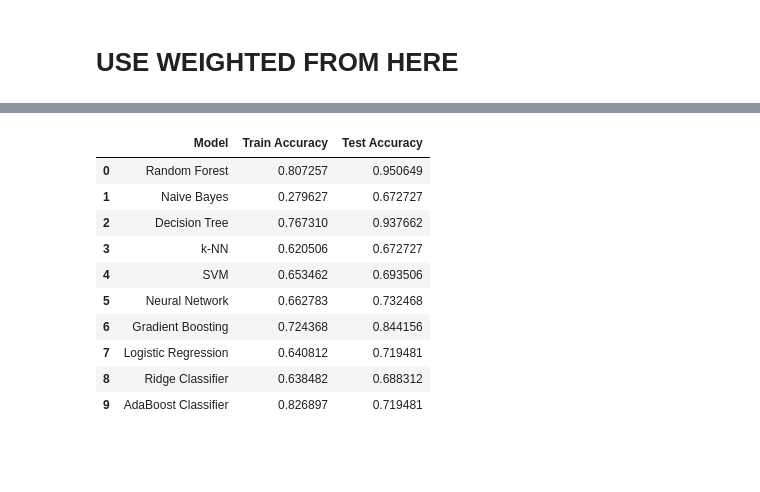
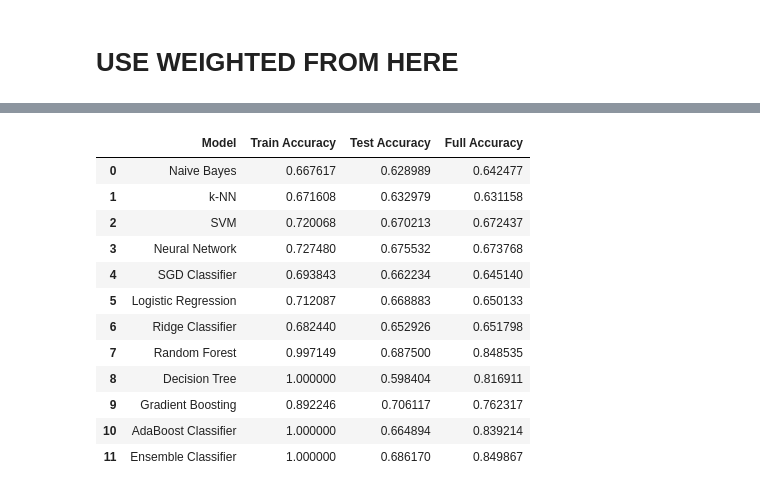
Before and after one commit to jennymai10/movie-rating-prediction, a Jupyter notebook: explore.ipynb, the cells around one changed output, grey strips where cells are left out. Drawn from its saved outputs; the diff is of its cells as text; code cells hidden in the pictures; blank space fills up the shorter version.

```diff
--- a/explore.ipynb
+++ b/explore.ipynb
@@ -439,0 +433,15 @@ Accuracy: 0.8892355694227769
+# %%
+from sklearn.ensemble import VotingClassifier
+models = [('rf', rf), ('ada', ada), ('dt', dt)]
+
+# Create a VotingClassifier ensemble
+ensemble = VotingClassifier(estimators=models, voting='hard')
+
+# Train the ensemble on your data
+ensemble.fit(X_train, y_train)
+
+# Make predictions on your test data
+y_pred = ensemble.predict(X_val)
+
+# Evaluate the model
+print("Accuracy:", accuracy_score(y_val, y_pred))
@@ -451,6 +466,9 @@ Accuracy: 0.8892355694227769
 # %%
 df = pd.read_csv('train_dataset.csv')
+# df = pd.concat((df, pd.DataFrame(actor1_features), pd.DataFrame(actor2_features), pd.DataFrame(director_features), pd.DataFrame(plot_features), pd.DataFrame(title_features)), axis=1)
 df.columns = df.columns.astype(str)
-df_x = df.drop(['director_name', 'genres', 'actor_1_name', 'actor_2_name', 'plot_keywords', 'movie_title', 'actor_3_name', 'language', 'country', 'content_rating', 'title_embedding', 'imdb_score_binned', 'actor_1_facebook_likes'], axis=1)
+df_x = df.drop(['director_name', 'genres', 'actor_1_name', 'actor_2_name', 'plot_keywords', 'movie_title', 'actor_3_name', 'language', 'country', 'content_rating', 'title_embedding', 'imdb_score_binned'], axis=1)
+df_x.fillna(df_x.median(), inplace=True)
 df_y = df['imdb_score_binned']
 df_x = scaler.transform(df_x)
+df
@@ -457,49 +489,71 @@ df_x = scaler.transform(df_x)
 # %%
-train_accuracy_scores = [
-    accuracy_score(df_y, rf.predict(df_x)),  # Random Forest
+whole_accuracy_scores = [
     accuracy_score(df_y, nb.predict(df_x + abs(df_x.min()))),  # Naive Bayes
-    accuracy_score(df_y, dt.predict(df_x)),  # Decision Tree
     accuracy_score(df_y, knn.predict(df_x)),  # k-NN
     accuracy_score(df_y, svm.predict(df_x)),  # SVM
     accuracy_score(df_y, nn.predict(df_x)),  # Neural Network
-    accuracy_score(df_y, gb.predict(df_x)),  # Gradient Boosting
+    accuracy_score(df_y, sgd.predict(df_x)),  # SGD Classifier
     accuracy_score(df_y, lr.predict(df_x)),  # Logistic Regression
     accuracy_score(df_y, rc.predict(df_x)),  # Ridge Classifier
+    accuracy_score(df_y, rf.predict(df_x)),  # Random Forest
+    accuracy_score(df_y, dt.predict(df_x)),  # Decision Tree
+    accuracy_score(df_y, gb.predict(df_x)),  # Gradient Boosting
     accuracy_score(df_y, ada.predict(df_x)), # AdaBoost Classifier
+    accuracy_score(df_y, ensemble.predict(df_x)), # Ensemble Classifier
+]
+
+train_accuracy_scores = [
+    accuracy_score(y_train, nb.predict(X_train + abs(df_x.min()))),  # Naive Bayes
+    accuracy_score(y_train, knn.predict(X_train)),  # k-NN
+    accuracy_score(y_train, svm.predict(X_train)),  # SVM
+    accuracy_score(y_train, nn.predict(X_train)),  # Neural Network
+    accuracy_score(y_train, sgd.predict(X_train)),  # SGD Classifier
+    accuracy_score(y_train, lr.predict(X_train)),  # Logistic Regression
+    accuracy_score(y_train, rc.predict(X_train)),  # Ridge Classifier
+    accuracy_score(y_train, rf.predict(X_train)),  # Random Forest
+    accuracy_score(y_train, dt.predict(X_train)),  # Decision Tree
+    accuracy_score(y_train, gb.predict(X_train)),  # Gradient Boosting
+    accuracy_score(y_train, ada.predict(X_train)), # AdaBoost Classifier
+    accuracy_score(y_train, ensemble.predict(X_train)), # Ensemble Classifier
 ]
 
 test_accuracy_scores = [
-    accuracy_score(y_val, rf.predict(X_val)),  # Random Forest
     accuracy_score(y_val, nb.predict(X_val + abs(X_val.min()))),  # Naive Bayes
-    accuracy_score(y_val, dt.predict(X_val)),  # Decision Tree
     accuracy_score(y_val, knn.predict(X_val)),  # k-NN
     accuracy_score(y_val, svm.predict(X_val)),  # SVM
     accuracy_score(y_val, nn.predict(X_val)),  # Neural Network
-    accuracy_score(y_val, gb.predict(X_val)),  # Gradient Boosting
+    accuracy_score(y_val, sgd.predict(X_val)),  # SGD Classifier
     accuracy_score(y_val, lr.predict(X_val)),  # Logistic Regression
     accuracy_score(y_val, rc.predict(X_val)),  # Ridge Classifier
+    accuracy_score(y_val, rf.predict(X_val)),  # Random Forest
+    accuracy_score(y_val, dt.predict(X_val)),  # Decision Tree
+    accuracy_score(y_val, gb.predict(X_val)),  # Gradient Boosting
     accuracy_score(y_val, ada.predict(X_val)), # AdaBoost Classifier
+    accuracy_score(y_val, ensemble.predict(X_val)), # Ensemble Classifier
 ]
 
 # Create a dictionary to store the model names and their accuracies
 model_accuracies = {
-    "Model": ["Random Forest", "Naive Bayes", "Decision Tree", "k-NN", "SVM", "Neural Network", "Gradient Boosting", "Logistic Regression", "Ridge Classifier", "AdaBoost Classifier"],
+    "Model": ["Naive Bayes", "k-NN", "SVM", "Neural Network", "SGD Classifier", "Logistic Regression", "Ridge Classifier", "Random Forest", "Decision Tree", "Gradient Boosting", "AdaBoost Classifier", "Ensemble Classifier"],
     "Train Accuracy": train_accuracy_scores,
     "Test Accuracy": test_accuracy_scores,
+    "Full Accuracy": whole_accuracy_scores,
 }
 
 # Create the DataFrame
 df_models = pd.DataFrame(model_accuracies)
 df_models
 # %% [output]
-|  | Model | Train Accuracy | Test Accuracy |
-| 0 | Random Forest | 0.807257 | 0.950649 |
-| 1 | Naive Bayes | 0.279627 | 0.672727 |
-| 2 | Decision Tree | 0.767310 | 0.937662 |
-| 3 | k-NN | 0.620506 | 0.672727 |
-| 4 | SVM | 0.653462 | 0.693506 |
-| 5 | Neural Network | 0.662783 | 0.732468 |
-| 6 | Gradient Boosting | 0.724368 | 0.844156 |
-| 7 | Logistic Regression | 0.640812 | 0.719481 |
-| 8 | Ridge Classifier | 0.638482 | 0.688312 |
-| 9 | AdaBoost Classifier | 0.826897 | 0.719481 |
+|  | Model | Train Accuracy | Test Accuracy | Full Accuracy |
+| 0 | Naive Bayes | 0.667617 | 0.628989 | 0.642477 |
+| 1 | k-NN | 0.671608 | 0.632979 | 0.631158 |
+| 2 | SVM | 0.720068 | 0.670213 | 0.672437 |
+| 3 | Neural Network | 0.727480 | 0.675532 | 0.673768 |
+| 4 | SGD Classifier | 0.693843 | 0.662234 | 0.645140 |
+| 5 | Logistic Regression | 0.712087 | 0.668883 | 0.650133 |
+| 6 | Ridge Classifier | 0.682440 | 0.652926 | 0.651798 |
+| 7 | Random Forest | 0.997149 | 0.687500 | 0.848535 |
+| 8 | Decision Tree | 1.000000 | 0.598404 | 0.816911 |
+| 9 | Gradient Boosting | 0.892246 | 0.706117 | 0.762317 |
+| 10 | AdaBoost Classifier | 1.000000 | 0.664894 | 0.839214 |
+| 11 | Ensemble Classifier | 1.000000 | 0.686170 | 0.849867 |
```
Also changed, not shown: parts of 27 cells of this notebook, 1 other file.
